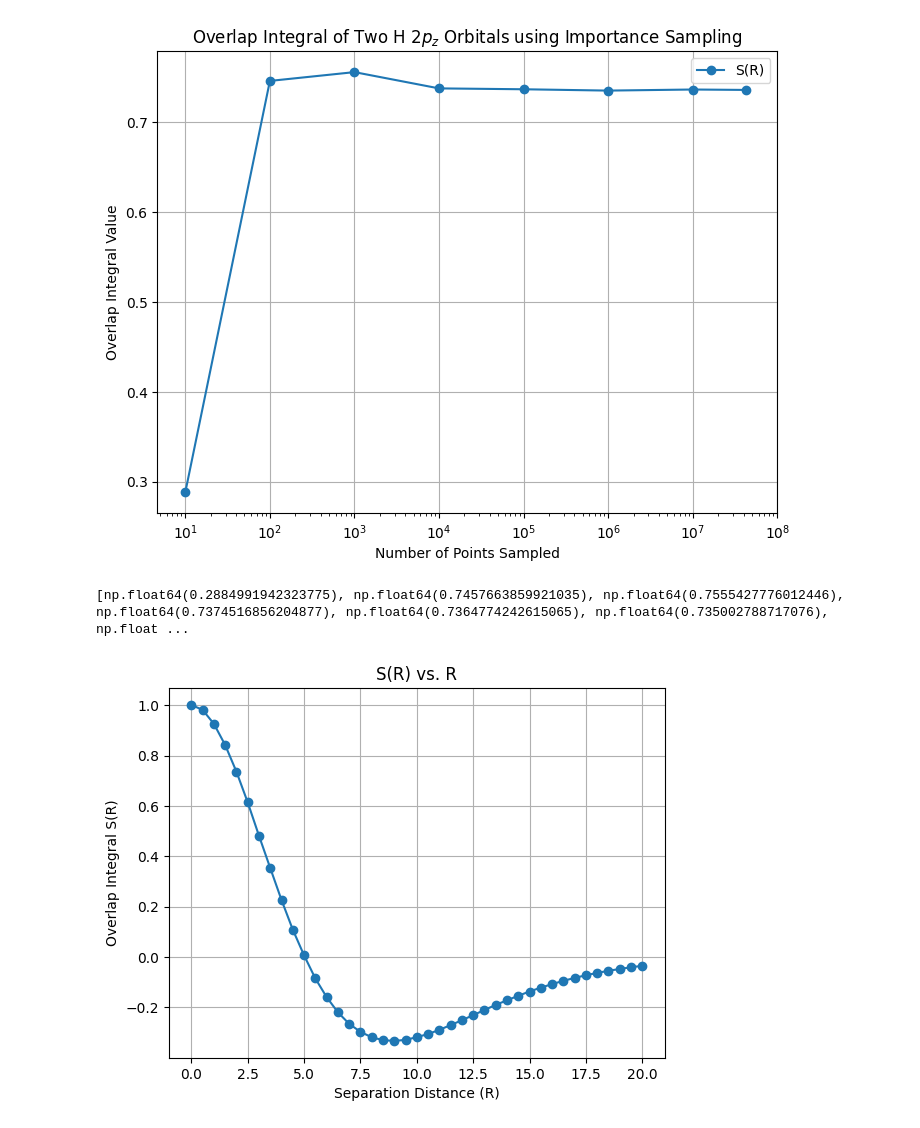
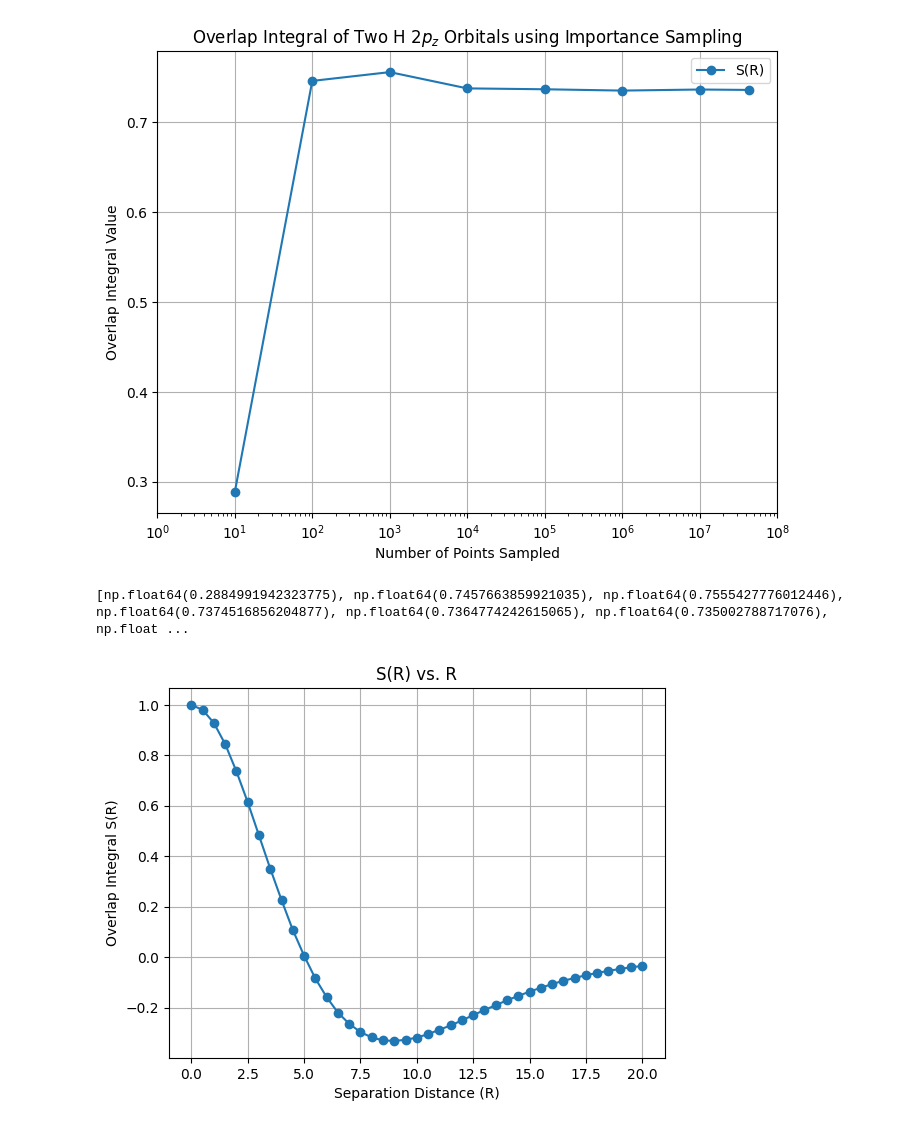
Before and after one commit to bridgetsfe1/comp-prob-solv, a Jupyter notebook: homework-5-1/hw5-graphs.ipynb, the cells around one changed output. Drawn from its saved outputs; the diff is of its cells as text; code cells hidden in the pictures.

```diff
--- a/homework-5-1/hw5-graphs.ipynb
+++ b/homework-5-1/hw5-graphs.ipynb
@@ -27,22 +27,22 @@ print(S_R_rand)
 # %%
 #Plotting Importance Sampling
 np.random.seed(42)
 S_R_imp = fn.important_sampling(n_points_list, R)
 
 plt.figure(figsize=(8, 6))
 plt.plot(n_points_list, S_R_imp, 'o-', label ="S(R)")
 
 plt.xlabel('Number of Points Sampled')
 plt.xscale('log')
-plt.xlim(0, 10**8)
+plt.xlim(1, 10**8)
 plt.ylabel('Overlap Integral Value')
 plt.title('Overlap Integral of Two H 2$p_z$ Orbitals using Importance Sampling')
 plt.grid()
 plt.legend()
 plt.show()
 print(S_R_imp)
 # %% [output]
-[figure, old version]
+[figure, new version]
 [np.float64(0.2884991942323775), np.float64(0.7457663859921035), np.float64(0.7555427776012446), np.float64(0.7374516856204877), np.float64(0.7364774242615065), np.float64(0.735002788717076), np.float ...
 # %%
 #Plotting overlap integral as function of separation distance
```
Also changed, not shown: parts of 1 cell of this notebook, 1 other file.
